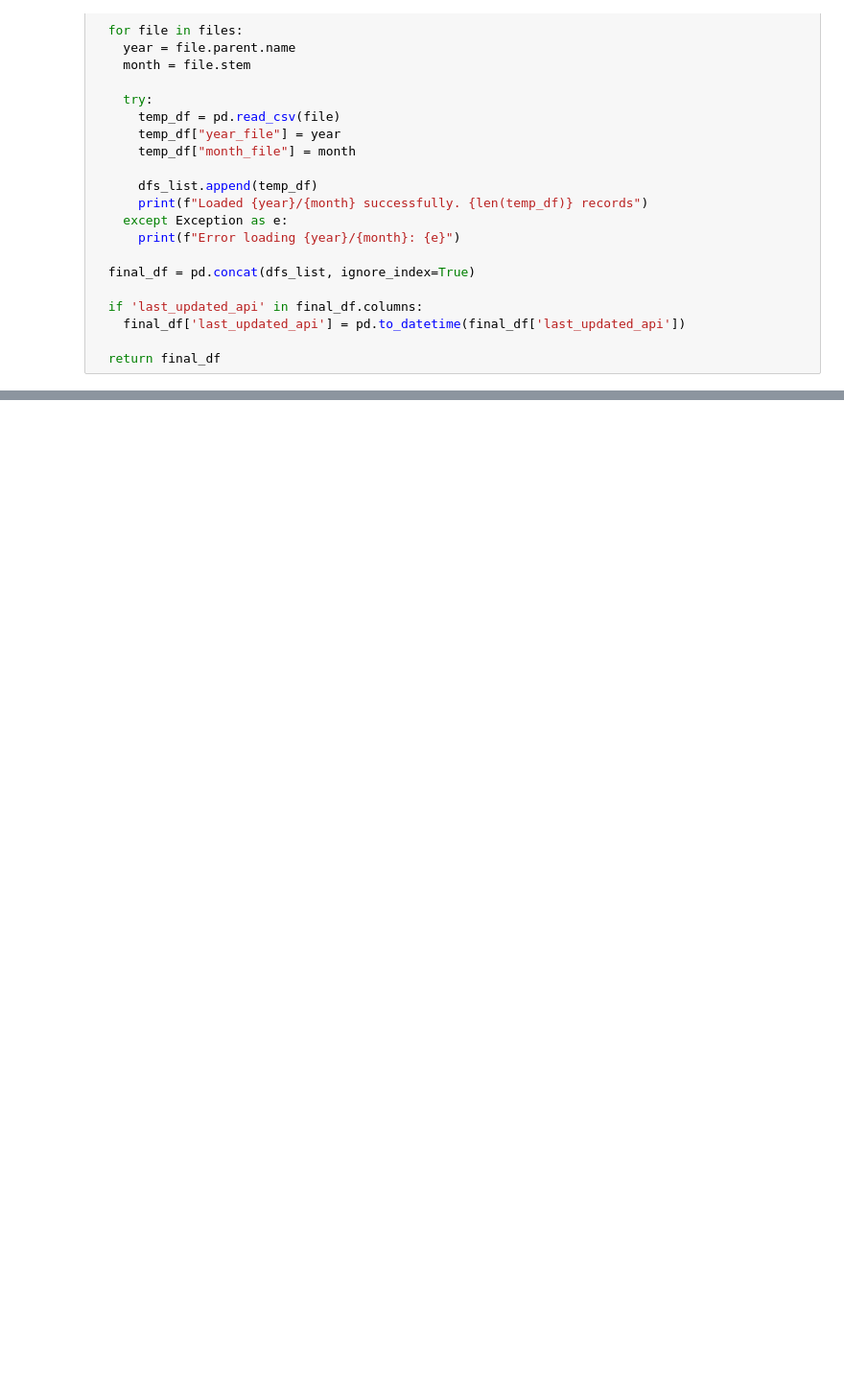
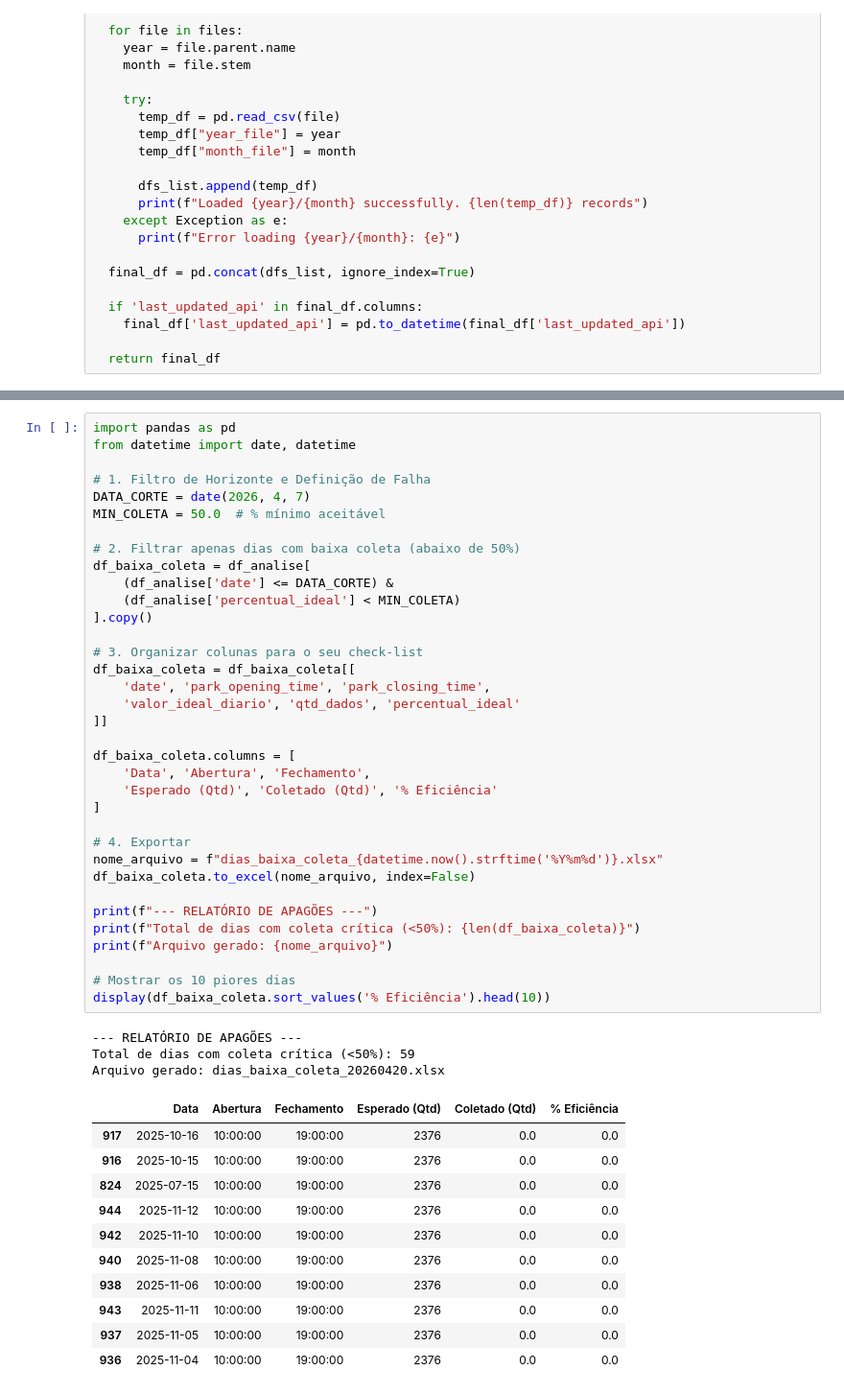
Before and after one commit to LuisFTacla/ThemePark-Queue, a Jupyter notebook: auditoria.ipynb, the cells around one changed output, grey strips where cells are left out. Shown at 96% size. Drawn from its saved outputs; the diff is of its cells as text; blank space fills up the shorter version.

```diff
--- a/auditoria.ipynb
+++ b/auditoria.ipynb
@@ -132,0 +677,50 @@ plt.show()
+# %%
+import pandas as pd
+from datetime import date, datetime
+
+# 1. Filtro de Horizonte e Definição de Falha
+DATA_CORTE = date(2026, 4, 7)
+MIN_COLETA = 50.0  # % mínimo aceitável
+
+# 2. Filtrar apenas dias com baixa coleta (abaixo de 50%)
+df_baixa_coleta = df_analise[
+    (df_analise['date'] <= DATA_CORTE) &
+    (df_analise['percentual_ideal'] < MIN_COLETA)
+].copy()
+
+# 3. Organizar colunas para o seu check-list
+df_baixa_coleta = df_baixa_coleta[[
+    'date', 'park_opening_time', 'park_closing_time',
+    'valor_ideal_diario', 'qtd_dados', 'percentual_ideal'
+]]
+
+df_baixa_coleta.columns = [
+    'Data', 'Abertura', 'Fechamento',
+    'Esperado (Qtd)', 'Coletado (Qtd)', '% Eficiência'
+]
+
+# 4. Exportar
+nome_arquivo = f"dias_baixa_coleta_{datetime.now().strftime('%Y%m%d')}.xlsx"
+df_baixa_coleta.to_excel(nome_arquivo, index=False)
+
+print(f"--- RELATÓRIO DE APAGÕES ---")
+print(f"Total de dias com coleta crítica (<50%): {len(df_baixa_coleta)}")
+print(f"Arquivo gerado: {nome_arquivo}")
+
+# Mostrar os 10 piores dias
+display(df_baixa_coleta.sort_values('% Eficiência').head(10))
+# %% [output]
+--- RELATÓRIO DE APAGÕES ---
+Total de dias com coleta crítica (<50%): 59
+Arquivo gerado: dias_baixa_coleta_20260420.xlsx
+|  | Data | Abertura | Fechamento | Esperado (Qtd) | Coletado (Qtd) | % Eficiência |
+| 917 | 2025-10-16 | 10:00:00 | 19:00:00 | 2376 | 0.0 | 0.0 |
+| 916 | 2025-10-15 | 10:00:00 | 19:00:00 | 2376 | 0.0 | 0.0 |
+| 824 | 2025-07-15 | 10:00:00 | 19:00:00 | 2376 | 0.0 | 0.0 |
+| 944 | 2025-11-12 | 10:00:00 | 19:00:00 | 2376 | 0.0 | 0.0 |
+| 942 | 2025-11-10 | 10:00:00 | 19:00:00 | 2376 | 0.0 | 0.0 |
+| 940 | 2025-11-08 | 10:00:00 | 19:00:00 | 2376 | 0.0 | 0.0 |
+| 938 | 2025-11-06 | 10:00:00 | 19:00:00 | 2376 | 0.0 | 0.0 |
+| 943 | 2025-11-11 | 10:00:00 | 19:00:00 | 2376 | 0.0 | 0.0 |
+| 937 | 2025-11-05 | 10:00:00 | 19:00:00 | 2376 | 0.0 | 0.0 |
+| 936 | 2025-11-04 | 10:00:00 | 19:00:00 | 2376 | 0.0 | 0.0 |
```
Also changed, not shown: parts of 14 cells of this notebook, 4 other files.
